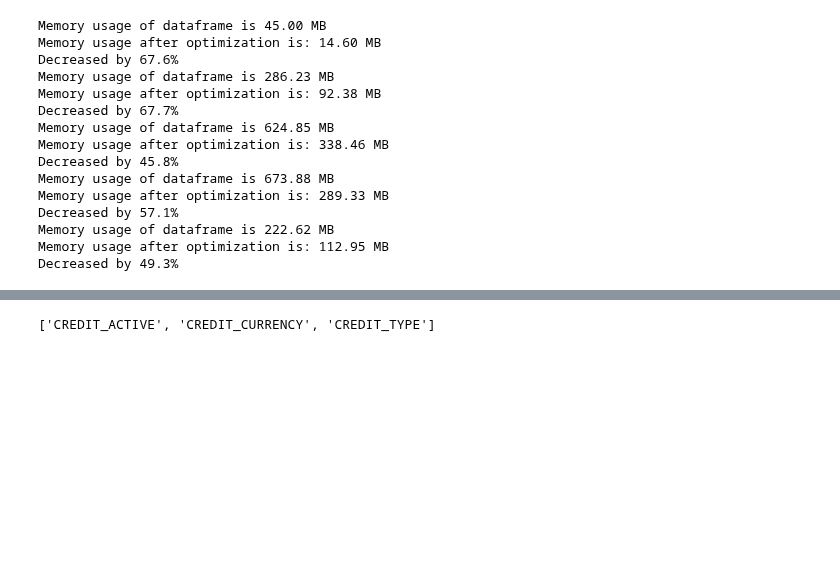
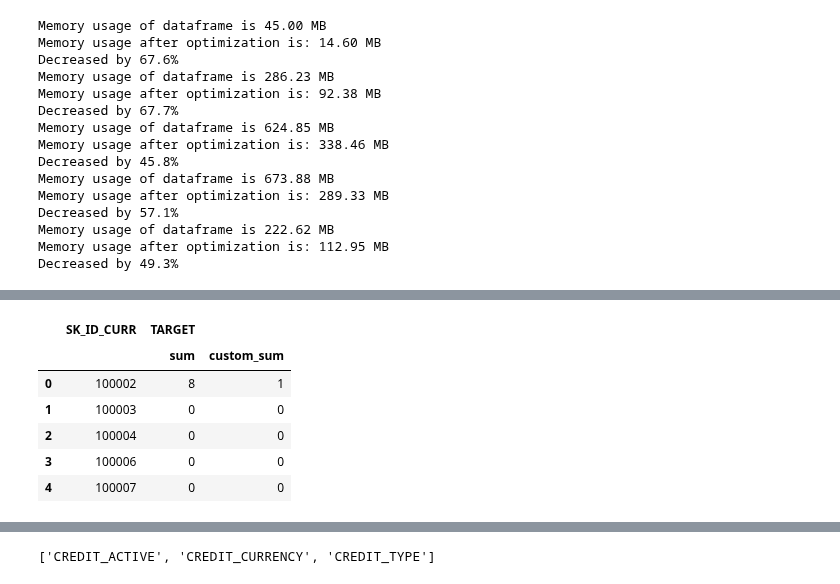
Before and after one commit to zahid1202/Credit_Default_Risk, a Jupyter notebook: Features_Engineering.ipynb, the cells around one changed output, grey strips where cells are left out. Drawn from its saved outputs; the diff is of its cells as text; code cells hidden in the pictures; blank space fills up the shorter version.

```diff
--- a/Features_Engineering.ipynb
+++ b/Features_Engineering.ipynb
@@ -132,0 +142,5 @@ bureau_test  = pd.merge(test_id, bureau, how="left", on = "SK_ID_CURR")
+# %%
+def custom_sum(series):
+       return reduce(lambda x, y: x, series)
+bureau_train_id_target = bureau_train.groupby("SK_ID_CURR").agg({"TARGET": custom_sum}).reset_index()
+bureau_train_id_target.head()
@@ -132,0 +154,11 @@ bureau_test  = pd.merge(test_id, bureau, how="left", on = "SK_ID_CURR")
+# %%
+# With a control aggreation function (sum)
+bureau_train.groupby("SK_ID_CURR").agg({"TARGET": ["sum", custom_sum]}).reset_index().head()
+# %% [output]
+|  | SK_ID_CURR | TARGET |  |
+|  |  | sum | custom_sum |
+| 0 | 100002 | 8 | 1 |
+| 1 | 100003 | 0 | 0 |
+| 2 | 100004 | 0 | 0 |
+| 3 | 100006 | 0 | 0 |
+| 4 | 100007 | 0 | 0 |
```
Also changed, not shown: parts of 13 cells of this notebook.
